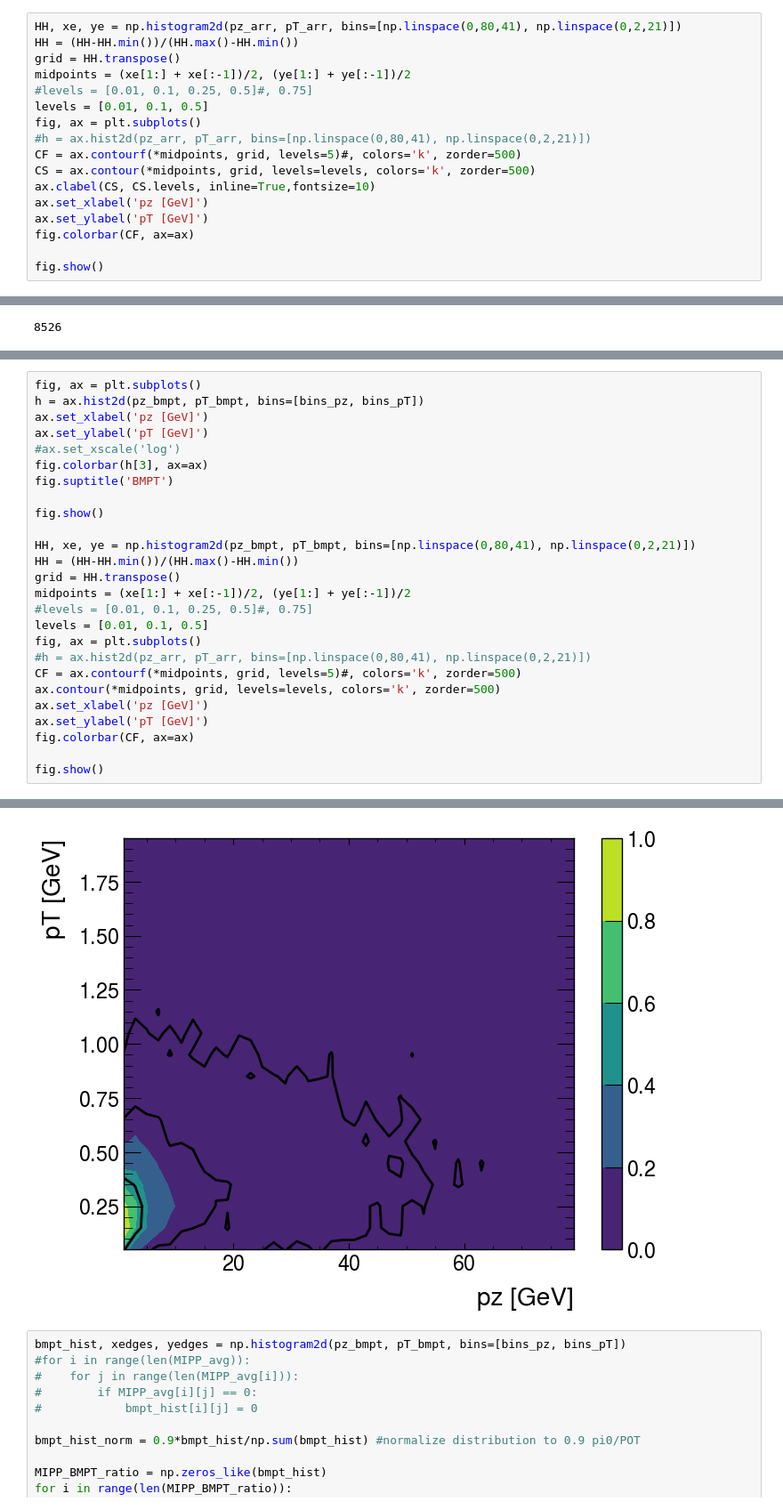
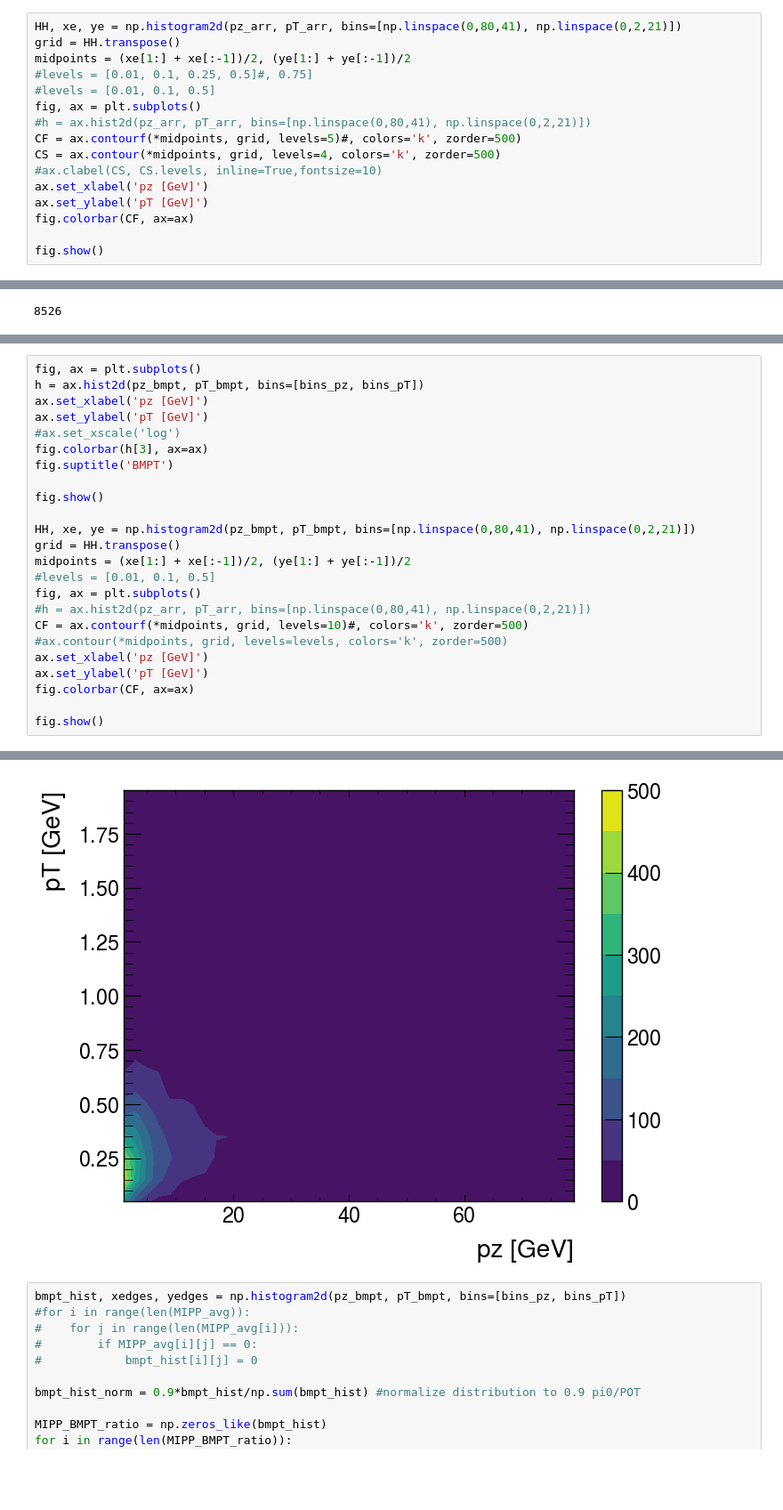
Before and after one commit to horohoo/thoroho-nova, a Jupyter notebook: ldmcode/NOvA_pion_dist.ipynb, the cells around one changed output, grey strips where cells are left out. Shown at 89% size. Saved outputs shown, nothing was run; the diff lists cells and outputs as text; blank space fills up the shorter version.

```diff
--- a/ldmcode/NOvA_pion_dist.ipynb
+++ b/ldmcode/NOvA_pion_dist.ipynb
@@ -71,16 +71,15 @@ fig.show()
 [figure]
 # %%
 HH, xe, ye = np.histogram2d(pz_arr, pT_arr, bins=[np.linspace(0,80,41), np.linspace(0,2,21)])
-HH = (HH-HH.min())/(HH.max()-HH.min())
 grid = HH.transpose()
 midpoints = (xe[1:] + xe[:-1])/2, (ye[1:] + ye[:-1])/2
 #levels = [0.01, 0.1, 0.25, 0.5]#, 0.75]
-levels = [0.01, 0.1, 0.5]
+#levels = [0.01, 0.1, 0.5]
 fig, ax = plt.subplots()
 #h = ax.hist2d(pz_arr, pT_arr, bins=[np.linspace(0,80,41), np.linspace(0,2,21)])
 CF = ax.contourf(*midpoints, grid, levels=5)#, colors='k', zorder=500)
-CS = ax.contour(*midpoints, grid, levels=levels, colors='k', zorder=500)
-ax.clabel(CS, CS.levels, inline=True,fontsize=10)
+CS = ax.contour(*midpoints, grid, levels=4, colors='k', zorder=500)
+#ax.clabel(CS, CS.levels, inline=True,fontsize=10)
 ax.set_xlabel('pz [GeV]')
 ax.set_ylabel('pT [GeV]')
 fig.colorbar(CF, ax=ax)
@@ -369,32 +368,30 @@ fig.show()
 # %%
 fig, ax = plt.subplots()
 h = ax.hist2d(pz_bmpt, pT_bmpt, bins=[bins_pz, bins_pT])
 ax.set_xlabel('pz [GeV]')
 ax.set_ylabel('pT [GeV]')
 #ax.set_xscale('log')
 fig.colorbar(h[3], ax=ax)
 fig.suptitle('BMPT')
 
 fig.show()
 
 HH, xe, ye = np.histogram2d(pz_bmpt, pT_bmpt, bins=[np.linspace(0,80,41), np.linspace(0,2,21)])
-HH = (HH-HH.min())/(HH.max()-HH.min())
 grid = HH.transpose()
 midpoints = (xe[1:] + xe[:-1])/2, (ye[1:] + ye[:-1])/2
-#levels = [0.01, 0.1, 0.25, 0.5]#, 0.75]
-levels = [0.01, 0.1, 0.5]
+#levels = [0.01, 0.1, 0.5]
 fig, ax = plt.subplots()
 #h = ax.hist2d(pz_arr, pT_arr, bins=[np.linspace(0,80,41), np.linspace(0,2,21)])
-CF = ax.contourf(*midpoints, grid, levels=5)#, colors='k', zorder=500)
-ax.contour(*midpoints, grid, levels=levels, colors='k', zorder=500)
+CF = ax.contourf(*midpoints, grid, levels=10)#, colors='k', zorder=500)
+#ax.contour(*midpoints, grid, levels=levels, colors='k', zorder=500)
 ax.set_xlabel('pz [GeV]')
 ax.set_ylabel('pT [GeV]')
 fig.colorbar(CF, ax=ax)
 
 fig.show()
 # %% [output]
 [figure]
-[figure, old version]
+[figure, new version]
 # %%
 bmpt_hist, xedges, yedges = np.histogram2d(pz_bmpt, pT_bmpt, bins=[bins_pz, bins_pT])
 #for i in range(len(MIPP_avg)):
```
Also changed, not shown: parts of 3 cells of this notebook.
